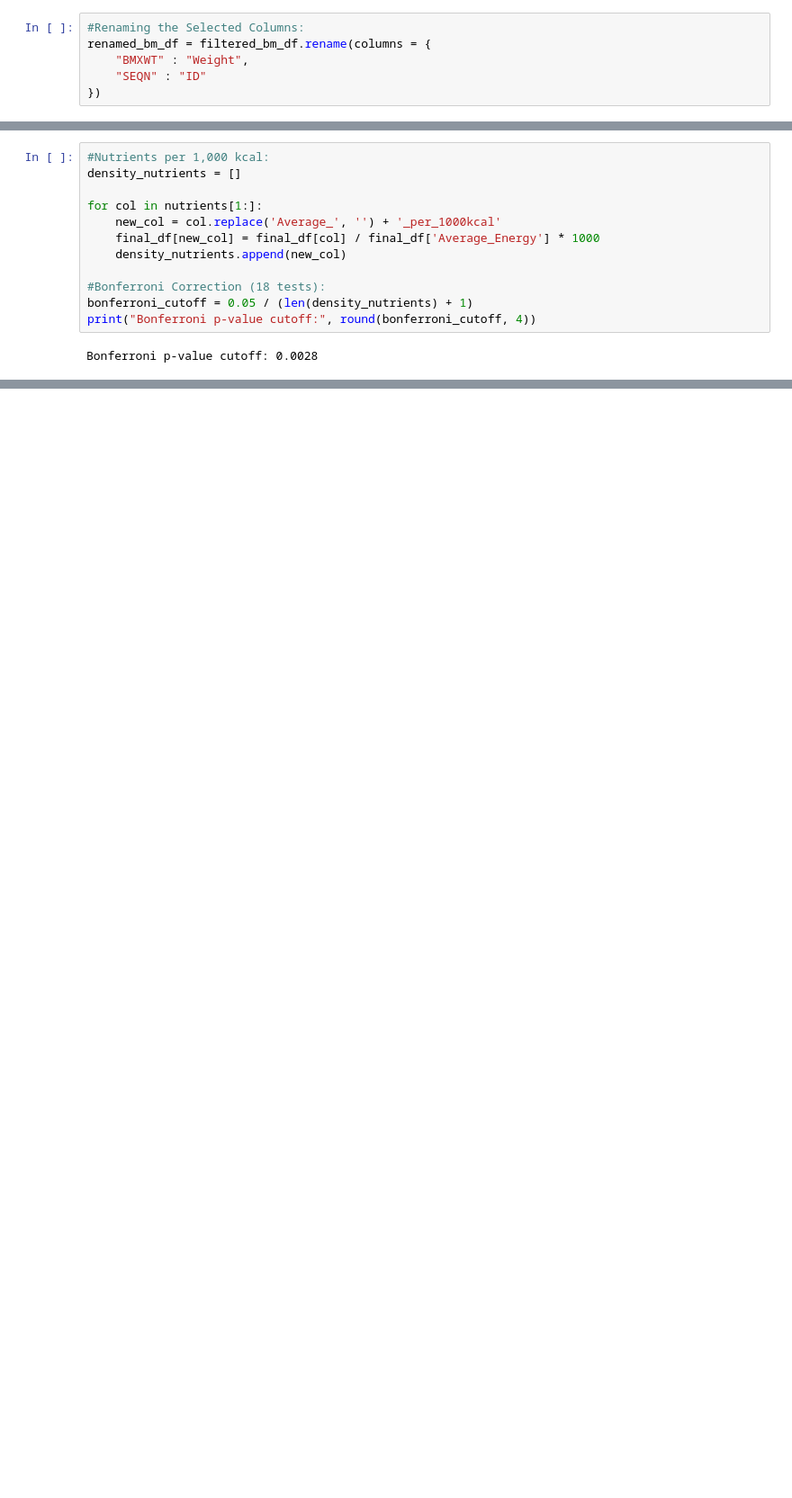
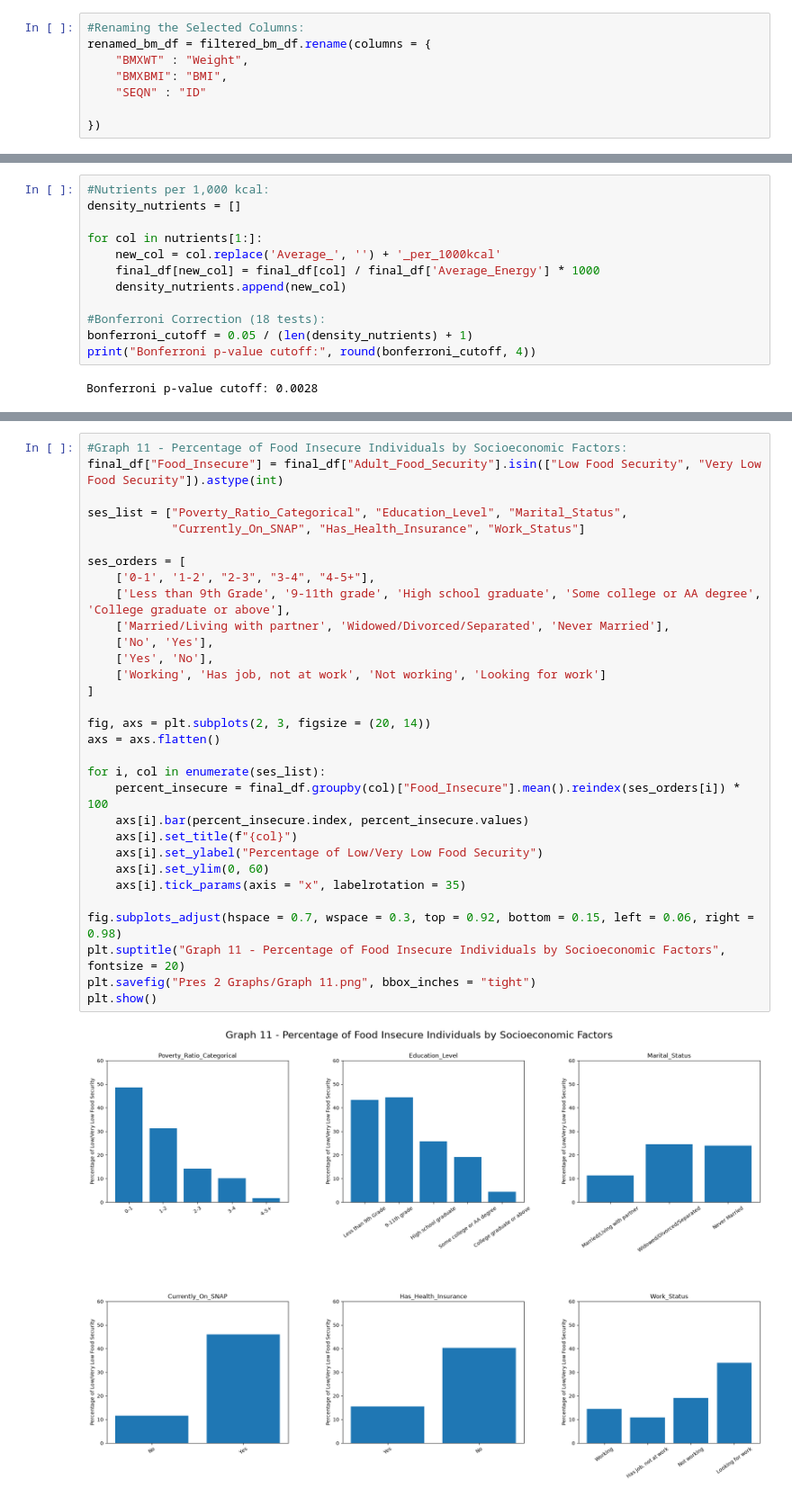
Before and after one commit to ernesthang12/STA-160-Final-Project, a Jupyter notebook: code/STA160 Final Project.ipynb, the cells around one changed output, grey strips where cells are left out. Shown at 90% size. Drawn from its saved outputs; the diff is of its cells as text; blank space fills up the shorter version.

Commit message:
Adding new variables, Graphs 11-13, hypothesis tests, survey weights, and section headers

```diff
--- a/code/STA160 Final Project.ipynb
+++ b/code/STA160 Final Project.ipynb
@@ -103,5 +177,7 @@ filtered_bm_df = bm_df[['BMXWT','SEQN']]
 #Renaming the Selected Columns:
 renamed_bm_df = filtered_bm_df.rename(columns = {
     "BMXWT" : "Weight",
+    "BMXBMI": "BMI",
     "SEQN" : "ID"
+
 })
@@ -879,0 +1105,33 @@ plt.show()
+# %%
+#Graph 11 - Percentage of Food Insecure Individuals by Socioeconomic Factors:
+final_df["Food_Insecure"] = final_df["Adult_Food_Security"].isin(["Low Food Security", "Very Low Food Security"]).astype(int)
+
+ses_list = ["Poverty_Ratio_Categorical", "Education_Level", "Marital_Status",
+            "Currently_On_SNAP", "Has_Health_Insurance", "Work_Status"]
+
+ses_orders = [
+    ['0-1', '1-2', "2-3", "3-4", "4-5+"],
+    ['Less than 9th Grade', '9-11th grade', 'High school graduate', 'Some college or AA degree', 'College graduate or above'],
+    ['Married/Living with partner', 'Widowed/Divorced/Separated', 'Never Married'],
+    ['No', 'Yes'],
+    ['Yes', 'No'],
+    ['Working', 'Has job, not at work', 'Not working', 'Looking for work']
+]
+
+fig, axs = plt.subplots(2, 3, figsize = (20, 14))
+axs = axs.flatten()
+
+for i, col in enumerate(ses_list):
+    percent_insecure = final_df.groupby(col)["Food_Insecure"].mean().reindex(ses_orders[i]) * 100
+    axs[i].bar(percent_insecure.index, percent_insecure.values)
+    axs[i].set_title(f"{col}")
+    axs[i].set_ylabel("Percentage of Low/Very Low Food Security")
+    axs[i].set_ylim(0, 60)
+    axs[i].tick_params(axis = "x", labelrotation = 35)
+
+fig.subplots_adjust(hspace = 0.7, wspace = 0.3, top = 0.92, bottom = 0.15, left = 0.06, right = 0.98)
+plt.suptitle("Graph 11 - Percentage of Food Insecure Individuals by Socioeconomic Factors", fontsize = 20)
+plt.savefig("Pres 2 Graphs/Graph 11.png", bbox_inches = "tight")
+plt.show()
+# %% [output]
+[figure, added]
```
Also changed, not shown: parts of 59 cells of this notebook, 13 other files.
